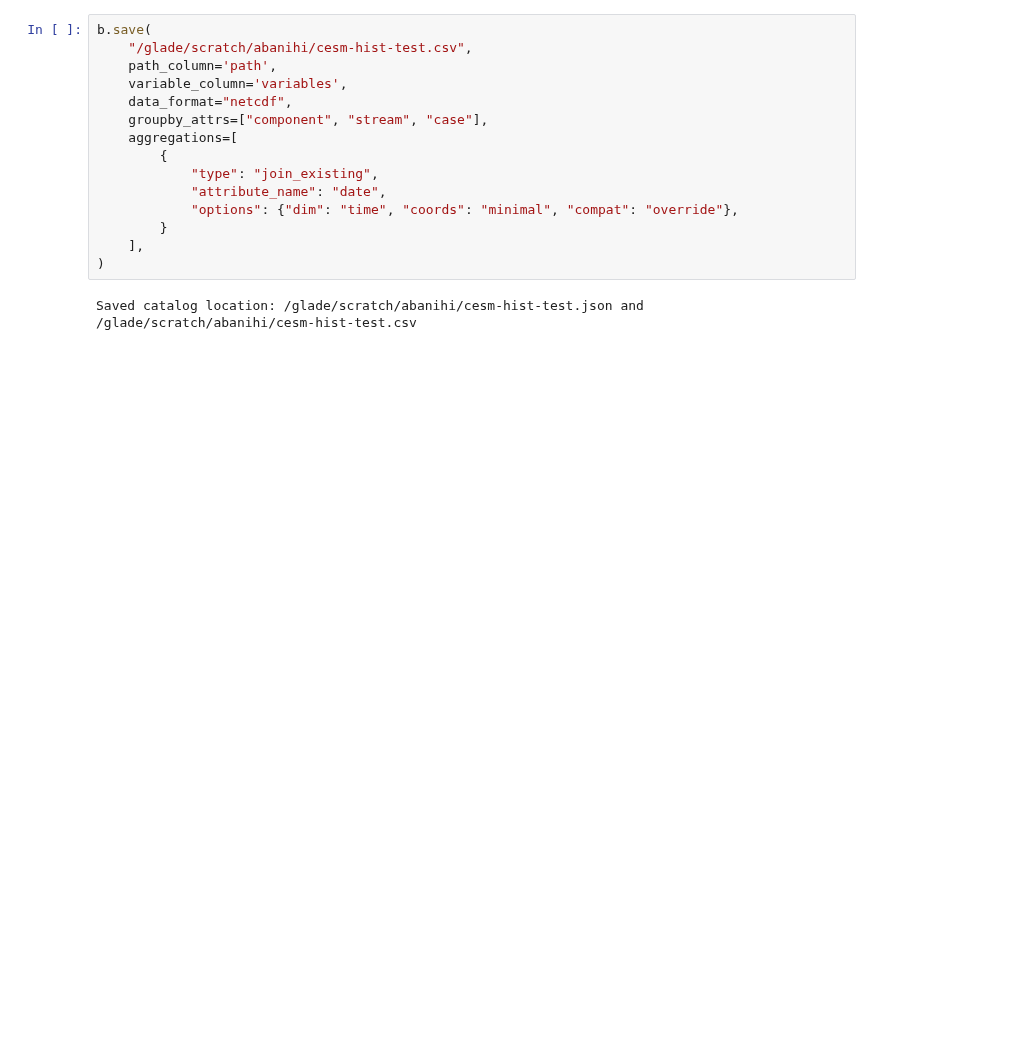
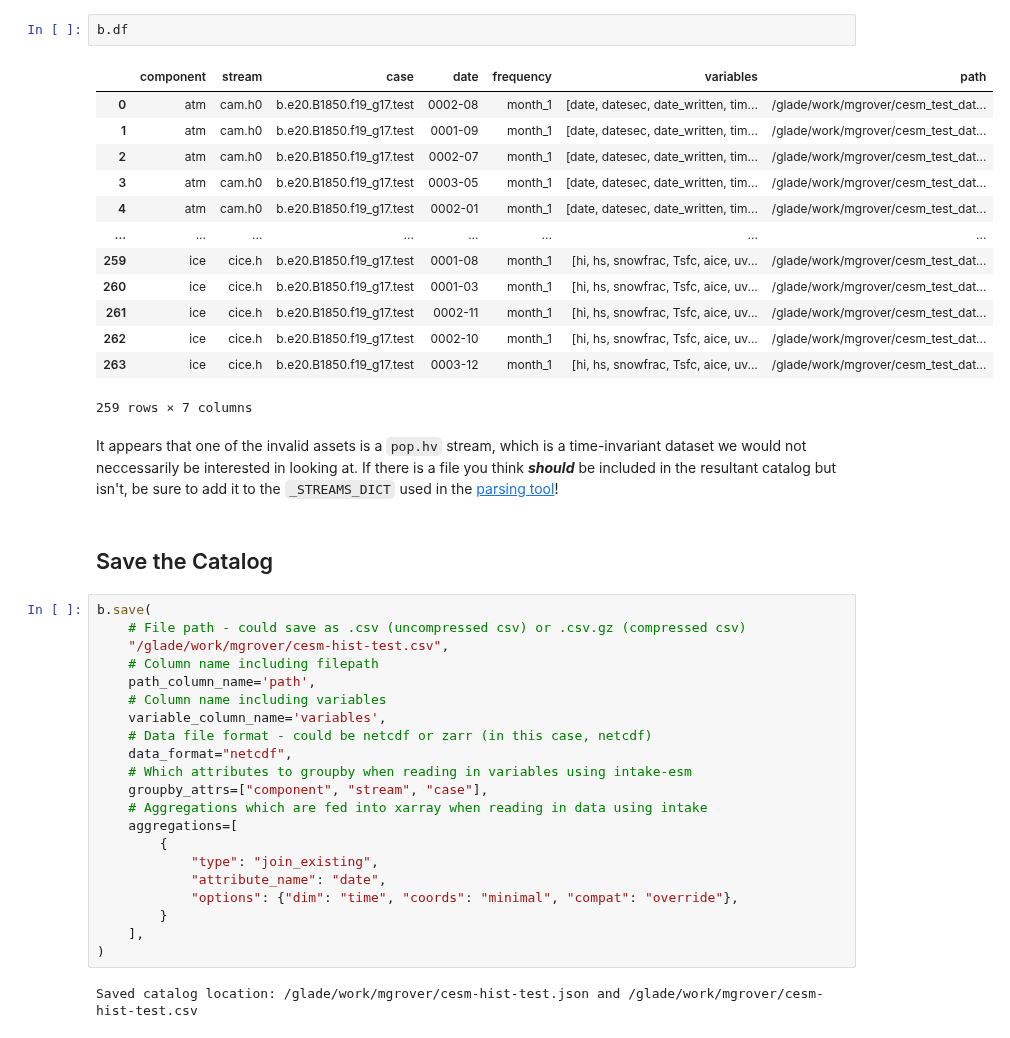
Before and after one commit to ncar-xdev/ecgtools, a Jupyter notebook: docs/source/notebooks/cesm-history-files.ipynb, the cells around one changed output. Saved outputs shown, nothing was run; the diff lists cells and outputs as text; blank space fills up the shorter version.

```diff
--- a/docs/source/notebooks/cesm-history-files.ipynb
+++ b/docs/source/notebooks/cesm-history-files.ipynb
@@ -69,10 +166,36 @@ b.invalid_assets
+# %%
+b.df
+# %% [output]
+|  | component | stream | case | date | frequency | variables | path |
+| 0 | atm | cam.h0 | b.e20.B1850.f19_g17.test | 0002-08 | month_1 | [date, datesec, date_written, tim... | /glade/work/mgrover/cesm_test_dat... |
+| 1 | atm | cam.h0 | b.e20.B1850.f19_g17.test | 0001-09 | month_1 | [date, datesec, date_written, tim... | /glade/work/mgrover/cesm_test_dat... |
+| 2 | atm | cam.h0 | b.e20.B1850.f19_g17.test | 0002-07 | month_1 | [date, datesec, date_written, tim... | /glade/work/mgrover/cesm_test_dat... |
+| 3 | atm | cam.h0 | b.e20.B1850.f19_g17.test | 0003-05 | month_1 | [date, datesec, date_written, tim... | /glade/work/mgrover/cesm_test_dat... |
+| 4 | atm | cam.h0 | b.e20.B1850.f19_g17.test | 0002-01 | month_1 | [date, datesec, date_written, tim... | /glade/work/mgrover/cesm_test_dat... |
+| ... | ... | ... | ... | ... | ... | ... | ... |
+| 259 | ice | cice.h | b.e20.B1850.f19_g17.test | 0001-08 | month_1 | [hi, hs, snowfrac, Tsfc, aice, uv... | /glade/work/mgrover/cesm_test_dat... |
+| 260 | ice | cice.h | b.e20.B1850.f19_g17.test | 0001-03 | month_1 | [hi, hs, snowfrac, Tsfc, aice, uv... | /glade/work/mgrover/cesm_test_dat... |
+| 261 | ice | cice.h | b.e20.B1850.f19_g17.test | 0002-11 | month_1 | [hi, hs, snowfrac, Tsfc, aice, uv... | /glade/work/mgrover/cesm_test_dat... |
+| 262 | ice | cice.h | b.e20.B1850.f19_g17.test | 0002-10 | month_1 | [hi, hs, snowfrac, Tsfc, aice, uv... | /glade/work/mgrover/cesm_test_dat... |
+| 263 | ice | cice.h | b.e20.B1850.f19_g17.test | 0003-12 | month_1 | [hi, hs, snowfrac, Tsfc, aice, uv... | /glade/work/mgrover/cesm_test_dat... |
+259 rows × 7 columns
+# %% [markdown]
+It appears that one of the invalid assets is a `pop.hv` stream, which is a time-invariant dataset we would not neccessarily be interested in looking at. If there is a file you think ***should*** be included in the resultant catalog but isn't, be sure to add it to the `_STREAMS_DICT` used in the [parsing tool](https://github.com/NCAR/ecgtools/blob/main/ecgtools/parsers/cesm.py)!
+# %% [markdown]
+## Save the Catalog
 # %%
 b.save(
-    "/glade/scratch/abanihi/cesm-hist-test.csv",
-    path_column='path',
-    variable_column='variables',
+    # File path - could save as .csv (uncompressed csv) or .csv.gz (compressed csv)
+    "/glade/work/mgrover/cesm-hist-test.csv",
+    # Column name including filepath
+    path_column_name='path',
+    # Column name including variables
+    variable_column_name='variables',
+    # Data file format - could be netcdf or zarr (in this case, netcdf)
     data_format="netcdf",
+    # Which attributes to groupby when reading in variables using intake-esm
     groupby_attrs=["component", "stream", "case"],
+    # Aggregations which are fed into xarray when reading in data using intake
     aggregations=[
         {
             "type": "join_existing",
@@ -82,4 +205,4 @@ b.save(
     ],
 )
 # %% [output]
-Saved catalog location: /glade/scratch/abanihi/cesm-hist-test.json and /glade/scratch/abanihi/cesm-hist-test.csv
+Saved catalog location: /glade/work/mgrover/cesm-hist-test.json and /glade/work/mgrover/cesm-hist-test.csv
```
Also changed, not shown: parts of 41 cells of this notebook, 1 other file.
